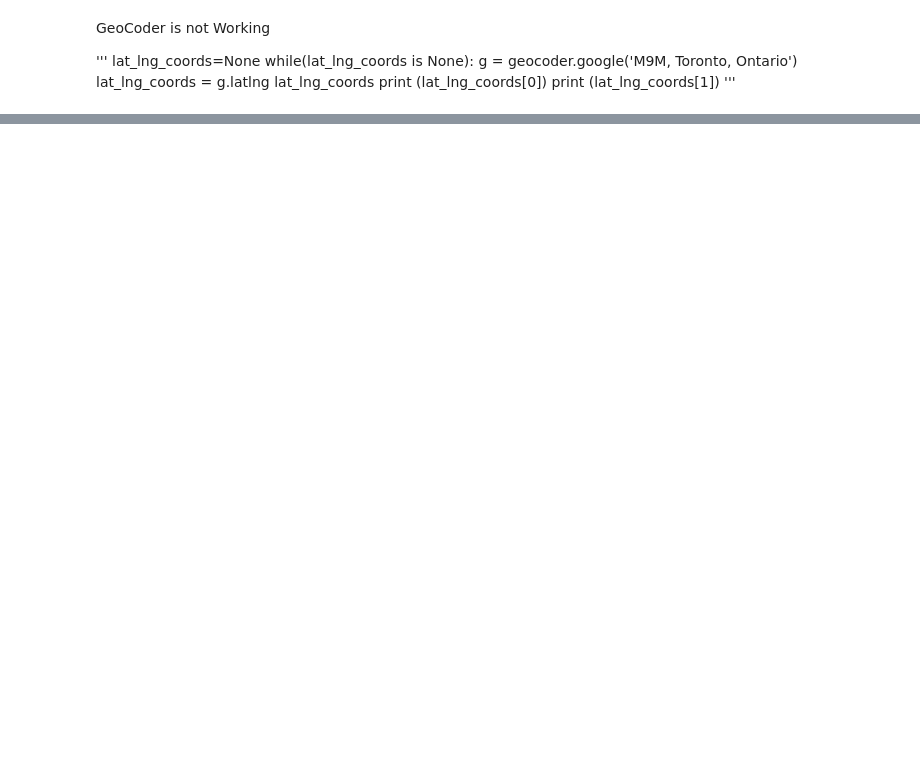
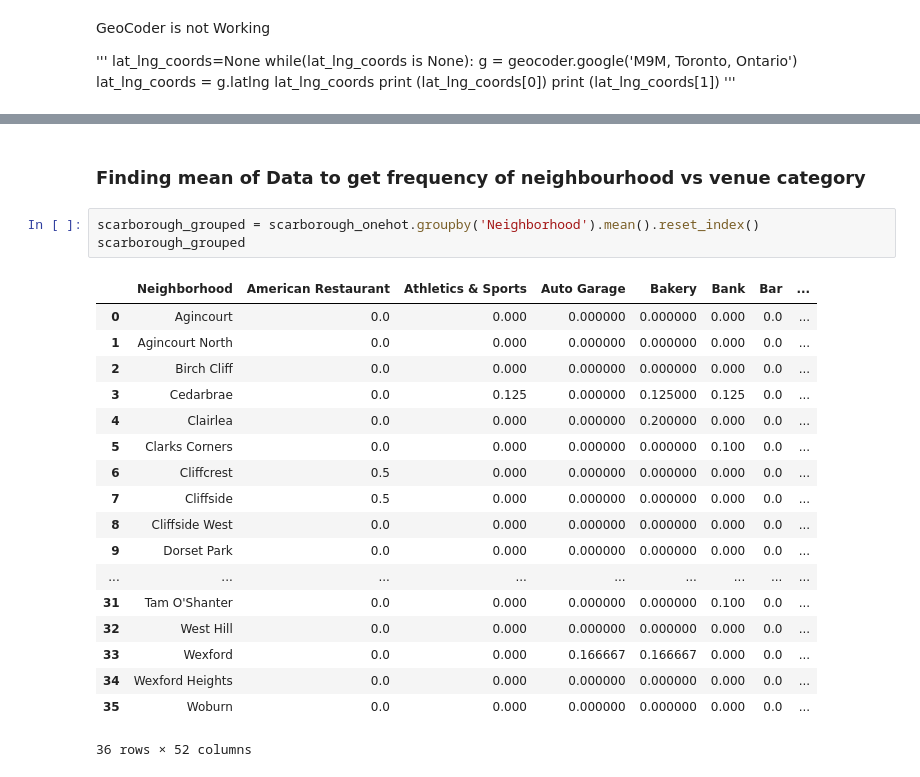
Before and after one commit to aayush860/Coursera_Capstone, a Jupyter notebook: Coursera_Capstone.ipynb, the cells around one changed output, grey strips where cells are left out. Drawn from its saved outputs; the diff is of its cells as text; blank space fills up the shorter version.

```diff
--- a/Coursera_Capstone.ipynb
+++ b/Coursera_Capstone.ipynb
@@ -98,0 +277,24 @@ merged_inner
+# %% [markdown]
+### Finding mean of Data to get frequency of neighbourhood vs venue category
+# %%
+scarborough_grouped = scarborough_onehot.groupby('Neighborhood').mean().reset_index()
+scarborough_grouped
+# %% [output]
+|  | Neighborhood | American Restaurant | Athletics & Sports | Auto Garage | Bakery | Bank | Bar | ... |
+| 0 | Agincourt | 0.0 | 0.000 | 0.000000 | 0.000000 | 0.000 | 0.0 | ... |
+| 1 | Agincourt North | 0.0 | 0.000 | 0.000000 | 0.000000 | 0.000 | 0.0 | ... |
+| 2 | Birch Cliff | 0.0 | 0.000 | 0.000000 | 0.000000 | 0.000 | 0.0 | ... |
+| 3 | Cedarbrae | 0.0 | 0.125 | 0.000000 | 0.125000 | 0.125 | 0.0 | ... |
+| 4 | Clairlea | 0.0 | 0.000 | 0.000000 | 0.200000 | 0.000 | 0.0 | ... |
+| 5 | Clarks Corners | 0.0 | 0.000 | 0.000000 | 0.000000 | 0.100 | 0.0 | ... |
+| 6 | Cliffcrest | 0.5 | 0.000 | 0.000000 | 0.000000 | 0.000 | 0.0 | ... |
+| 7 | Cliffside | 0.5 | 0.000 | 0.000000 | 0.000000 | 0.000 | 0.0 | ... |
+| 8 | Cliffside West | 0.0 | 0.000 | 0.000000 | 0.000000 | 0.000 | 0.0 | ... |
+| 9 | Dorset Park | 0.0 | 0.000 | 0.000000 | 0.000000 | 0.000 | 0.0 | ... |
+| ... | ... | ... | ... | ... | ... | ... | ... | ... |
+| 31 | Tam O'Shanter | 0.0 | 0.000 | 0.000000 | 0.000000 | 0.100 | 0.0 | ... |
+| 32 | West Hill | 0.0 | 0.000 | 0.000000 | 0.000000 | 0.000 | 0.0 | ... |
+| 33 | Wexford | 0.0 | 0.000 | 0.166667 | 0.166667 | 0.000 | 0.0 | ... |
+| 34 | Wexford Heights | 0.0 | 0.000 | 0.000000 | 0.000000 | 0.000 | 0.0 | ... |
+| 35 | Woburn | 0.0 | 0.000 | 0.000000 | 0.000000 | 0.000 | 0.0 | ... |
+36 rows × 52 columns
```
Also changed, not shown: parts of 31 cells of this notebook.
